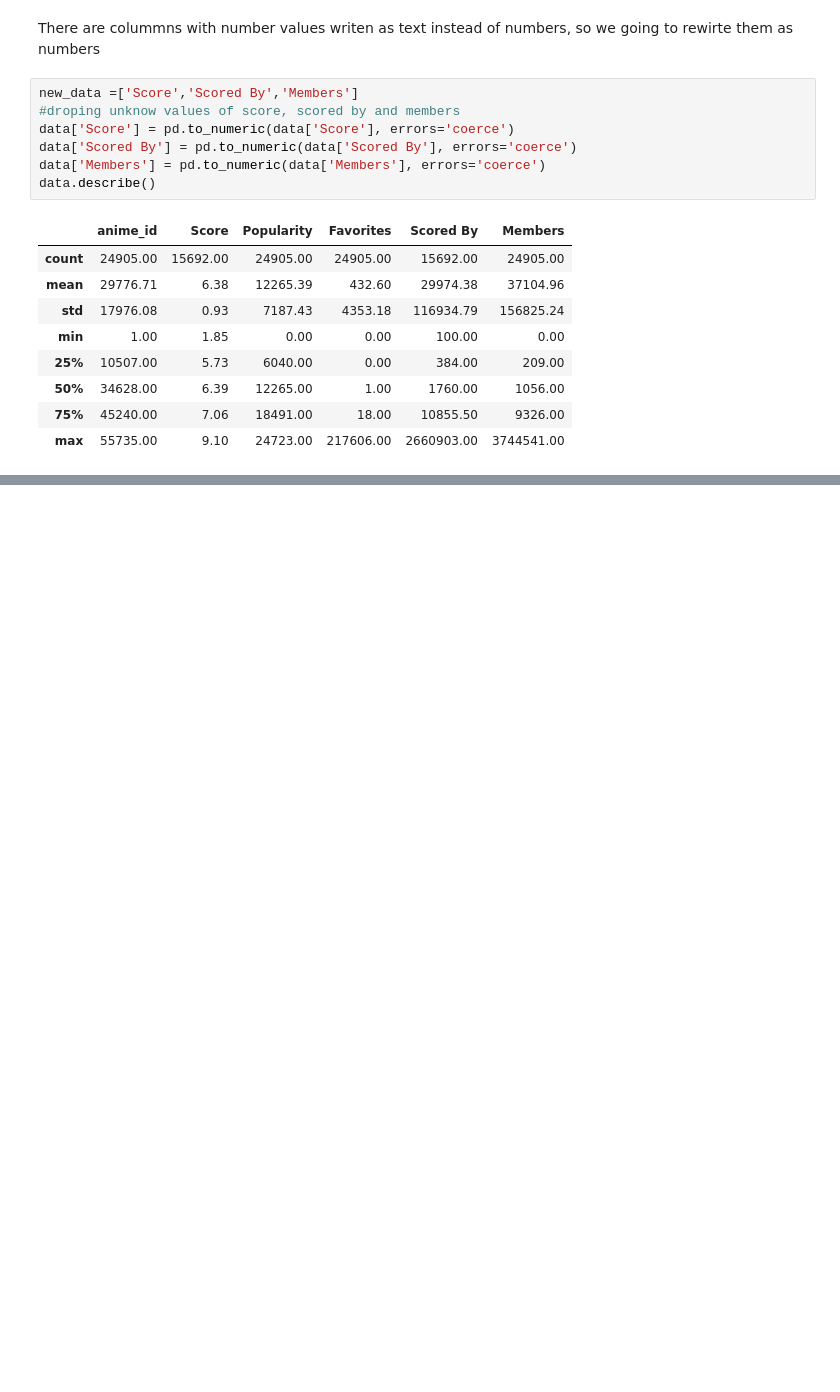
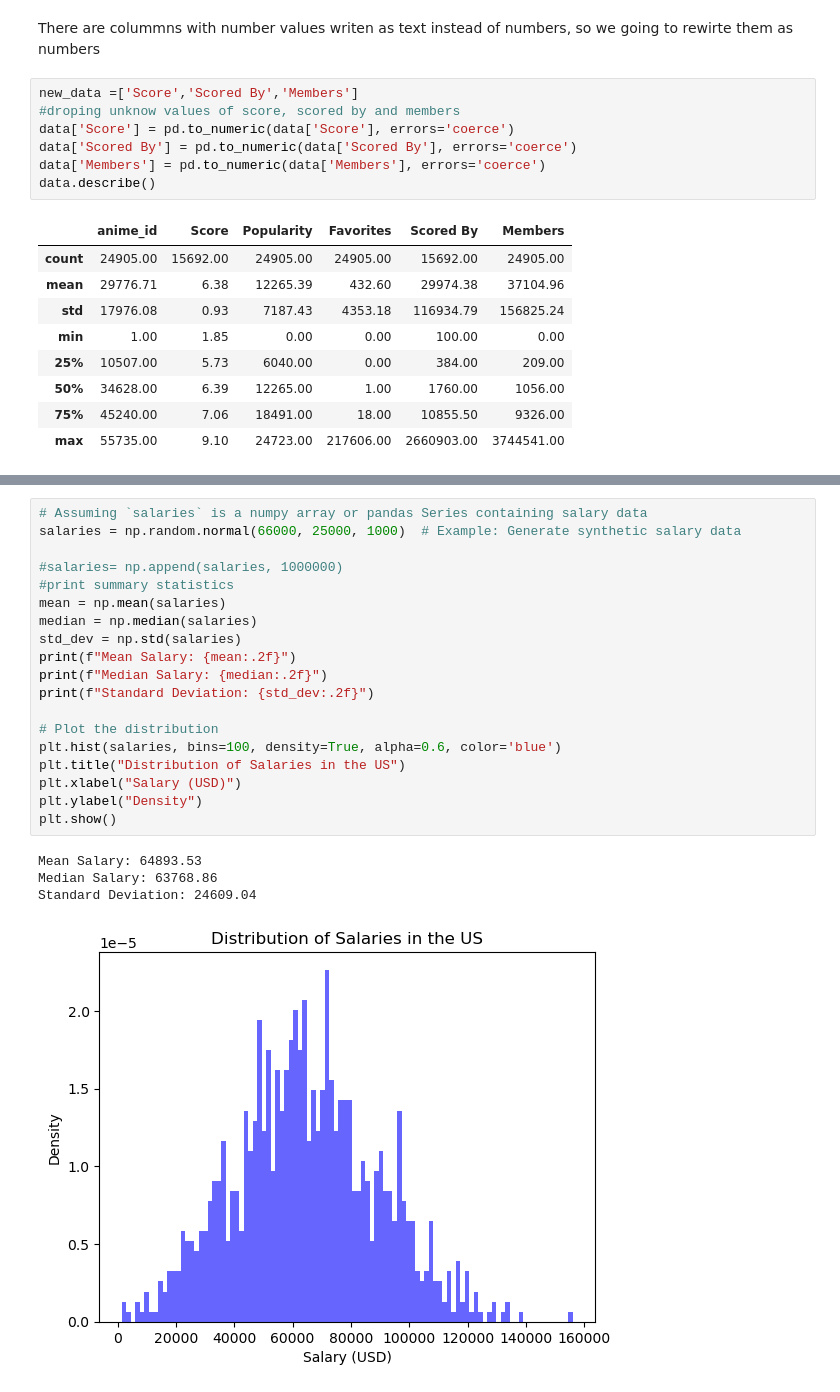
Before and after one commit to santiago20342/python-coruse, a Jupyter notebook: Projects/analysis/kira_anime.ipynb, the cells around one changed output, grey strips where cells are left out. Drawn from its saved outputs; the diff is of its cells as text; blank space fills up the shorter version.

```diff
--- a/Projects/analysis/kira_anime.ipynb
+++ b/Projects/analysis/kira_anime.ipynb
@@ -68,0 +165,24 @@ std 0.9286960610287779
+# %%
+# Assuming `salaries` is a numpy array or pandas Series containing salary data
+salaries = np.random.normal(66000, 25000, 1000)  # Example: Generate synthetic salary data
+
+#salaries= np.append(salaries, 1000000)
+#print summary statistics
+mean = np.mean(salaries)
+median = np.median(salaries)
+std_dev = np.std(salaries)
+print(f"Mean Salary: {mean:.2f}")
+print(f"Median Salary: {median:.2f}")
+print(f"Standard Deviation: {std_dev:.2f}")
+
+# Plot the distribution
+plt.hist(salaries, bins=100, density=True, alpha=0.6, color='blue')
+plt.title("Distribution of Salaries in the US")
+plt.xlabel("Salary (USD)")
+plt.ylabel("Density")
+plt.show()
+# %% [output]
+Mean Salary: 64893.53
+Median Salary: 63768.86
+Standard Deviation: 24609.04
+[figure, added]
```
Also changed, not shown: parts of 8 cells of this notebook.
